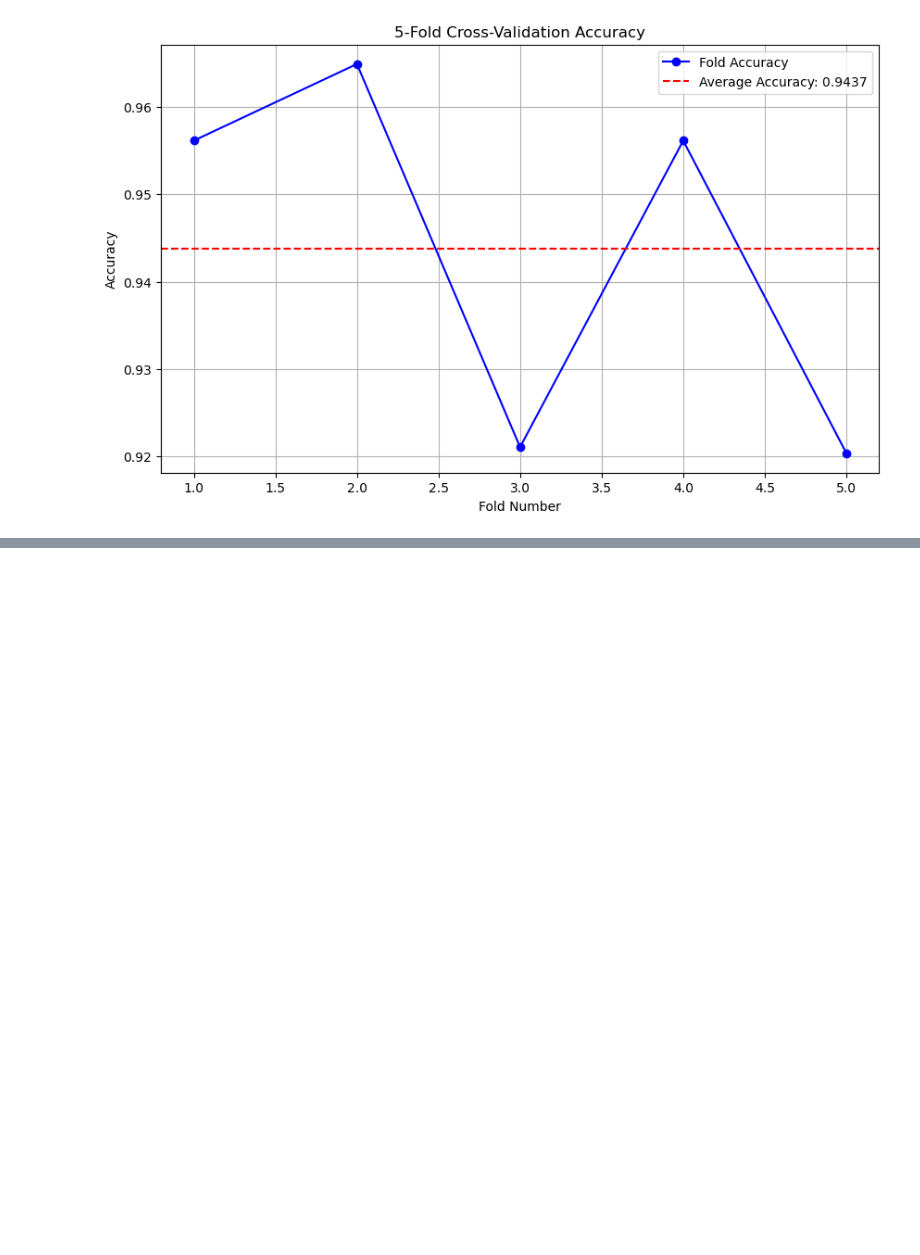
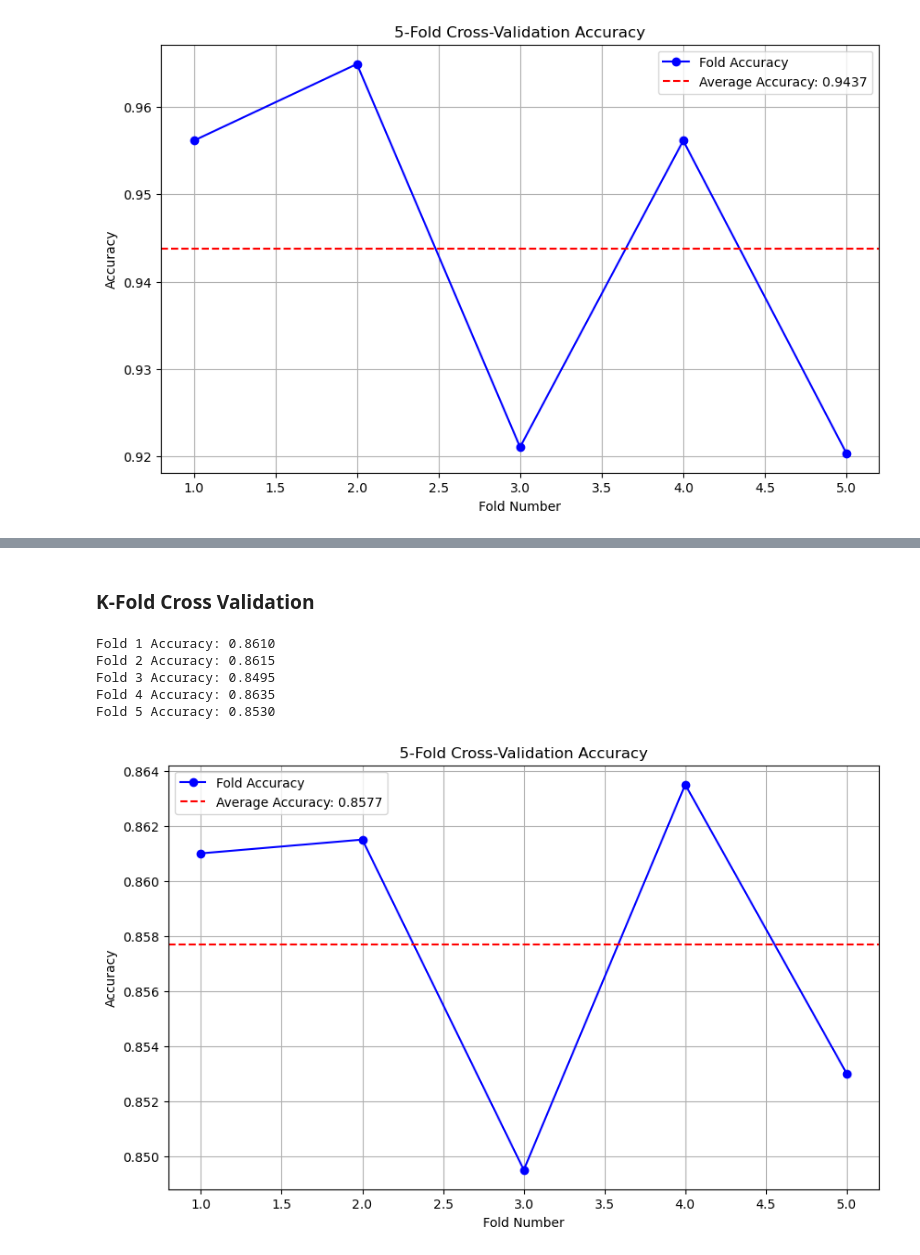
Before and after one commit to Yangxinyee/XGboost_for_BYD, a Jupyter notebook: main.ipynb, the cells around one changed output, grey strips where cells are left out. Cells and saved outputs as stored; diff of their text form; code cells hidden in the pictures; blank space fills up the shorter version.

```diff
--- a/main.ipynb
+++ b/main.ipynb
@@ -763,0 +893,52 @@ plt.show()
+# %% [markdown]
+### K-Fold Cross Validation
+# %%
+from sklearn.model_selection import KFold
+
+# Define 5-Fold Cross Validation
+kf = KFold(n_splits=5, shuffle=True, random_state=42)
+
+# Initialize a list to store accuracy for each fold
+accuracy_scores = []
+
+# Perform 5-Fold Cross-Validation
+for fold, (train_index, test_index) in enumerate(kf.split(X), 1):
+    # Split data into train and test sets for this fold
+    X_train, X_test = X[train_index], X[test_index]
+    y_train, y_test = y[train_index], y[test_index]
+
+    # Create an XGBoost model with log loss as the evaluation metric
+    model = xgb.XGBClassifier(n_estimators=5, max_depth=5, eval_metric='logloss')
+
+    # Fits the XGBoost model to the training data.
+    model.fit(X_train, y_train)
+
+    # Generate predictions
+    predictions = model.predict(X_test)
+
+    # Calculate accuracy for this fold
+    accuracy = accuracy_score(y_test, predictions)
+    accuracy_scores.append(accuracy)
+    print(f'Fold {fold} Accuracy: {accuracy:.4f}')
+
+# Calculate the average accuracy across all folds
+mean_accuracy_s = np.mean(accuracy_scores)
+# %% [output]
+Fold 1 Accuracy: 0.8610
+Fold 2 Accuracy: 0.8615
+Fold 3 Accuracy: 0.8495
+Fold 4 Accuracy: 0.8635
+Fold 5 Accuracy: 0.8530
+# %%
+# Plot the accuracy scores for each fold
+plt.figure(figsize=(10, 6))
+plt.plot(range(1, 6), accuracy_scores, marker='o', linestyle='-', color='b', label='Fold Accuracy')
+plt.axhline(mean_accuracy_s, color='r', linestyle='--', label=f'Average Accuracy: {mean_accuracy_s:.4f}')
+plt.xlabel('Fold Number')
+plt.ylabel('Accuracy')
+plt.title('5-Fold Cross-Validation Accuracy')
+plt.legend()
+plt.grid(True)
+plt.show()
+# %% [output]
+[figure, added]
```
Also changed, not shown: parts of 32 cells of this notebook.
